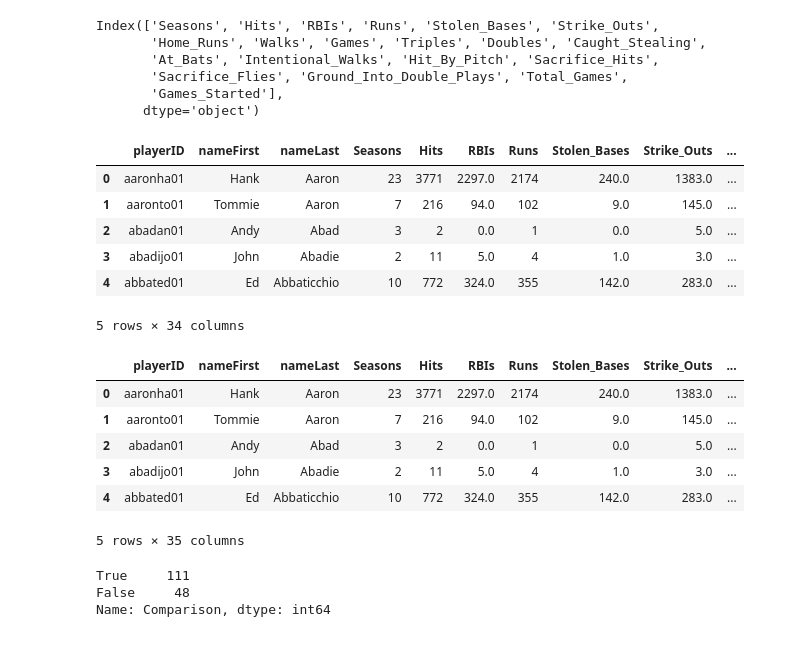
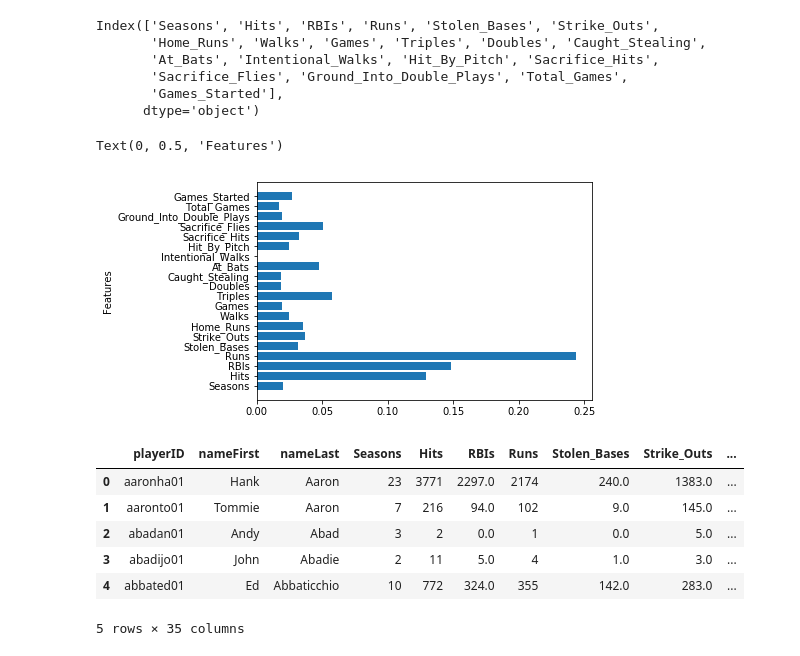
Before and after one commit to cmarche2ti/mlb-hall-of-fame, a Jupyter notebook: position_player_ml.ipynb, the cells around one changed output. Saved outputs shown, nothing was run; the diff lists cells and outputs as text; code cells hidden in the pictures.

```diff
--- a/position_player_ml.ipynb
+++ b/position_player_ml.ipynb
@@ -239,4 +233,10 @@ Index(['Seasons', 'Hits', 'RBIs', 'Runs', 'Stolen_Bases', 'Strike_Outs',
        'Sacrifice_Flies', 'Ground_Into_Double_Plays', 'Total_Games',
        'Games_Started'],
       dtype='object')
+# %%
+plt.barh(feature_names, model.feature_importances_)
+plt.ylabel('Features')
+# %% [output]
+Text(0, 0.5, 'Features')
+[figure, added]
 # %%
@@ -248,8 +251,11 @@ data_total_scaler = StandardScaler().fit(data_total)
 data_total_scaled = data_total_scaler.transform(data_total)
 data_total_predicted = model.predict(data_total_scaled)
 # %%
+# add column to original data frame for model's prediction and further cleanup
 position_player_predicted = pd.concat([position_player_df, pd.Series(data_total_predicted)], axis=1)
 position_player_predicted.rename(columns={0:"model_predict"}, inplace=True)
+position_player_predicted['Comparison']=position_player_predicted['inducted']==position_player_predicted['model_predict']
+position_player_predicted['yearid'] = position_player_predicted['yearid'].astype('int').replace(0.0, 'N/A')
 position_player_predicted.head()
 # %% [output]
 |  | playerID | nameFirst | nameLast | Seasons | Hits | RBIs | Runs | Stolen_Bases | Strike_Outs | ... |
@@ -258,21 +264,4 @@ position_player_predicted.head()
 | 2 | abadan01 | Andy | Abad | 3 | 2 | 0.0 | 1 | 0.0 | 5.0 | ... |
 | 3 | abadijo01 | John | Abadie | 2 | 11 | 5.0 | 4 | 1.0 | 3.0 | ... |
 | 4 | abbated01 | Ed | Abbaticchio | 10 | 772 | 324.0 | 355 | 142.0 | 283.0 | ... |
-5 rows × 34 columns
+5 rows × 35 columns
-# %%
-position_player_predicted['Comparison']=position_player_predicted['inducted']==position_player_predicted['model_predict']
-position_player_predicted.head()
-# %% [output]
-|  | playerID | nameFirst | nameLast | Seasons | Hits | RBIs | Runs | Stolen_Bases | Strike_Outs | ... |
-| 0 | aaronha01 | Hank | Aaron | 23 | 3771 | 2297.0 | 2174 | 240.0 | 1383.0 | ... |
-| 1 | aaronto01 | Tommie | Aaron | 7 | 216 | 94.0 | 102 | 9.0 | 145.0 | ... |
-| 2 | abadan01 | Andy | Abad | 3 | 2 | 0.0 | 1 | 0.0 | 5.0 | ... |
-| 3 | abadijo01 | John | Abadie | 2 | 11 | 5.0 | 4 | 1.0 | 3.0 | ... |
-| 4 | abbated01 | Ed | Abbaticchio | 10 | 772 | 324.0 | 355 | 142.0 | 283.0 | ... |
-5 rows × 35 columns
-# %%
-position_player_predicted[position_player_predicted['inducted']=='Y'].Comparison.value_counts()
-# %% [output]
-True     111
-False     48
-Name: Comparison, dtype: int64
```
Also changed, not shown: parts of 7 cells of this notebook, 14 other files.
